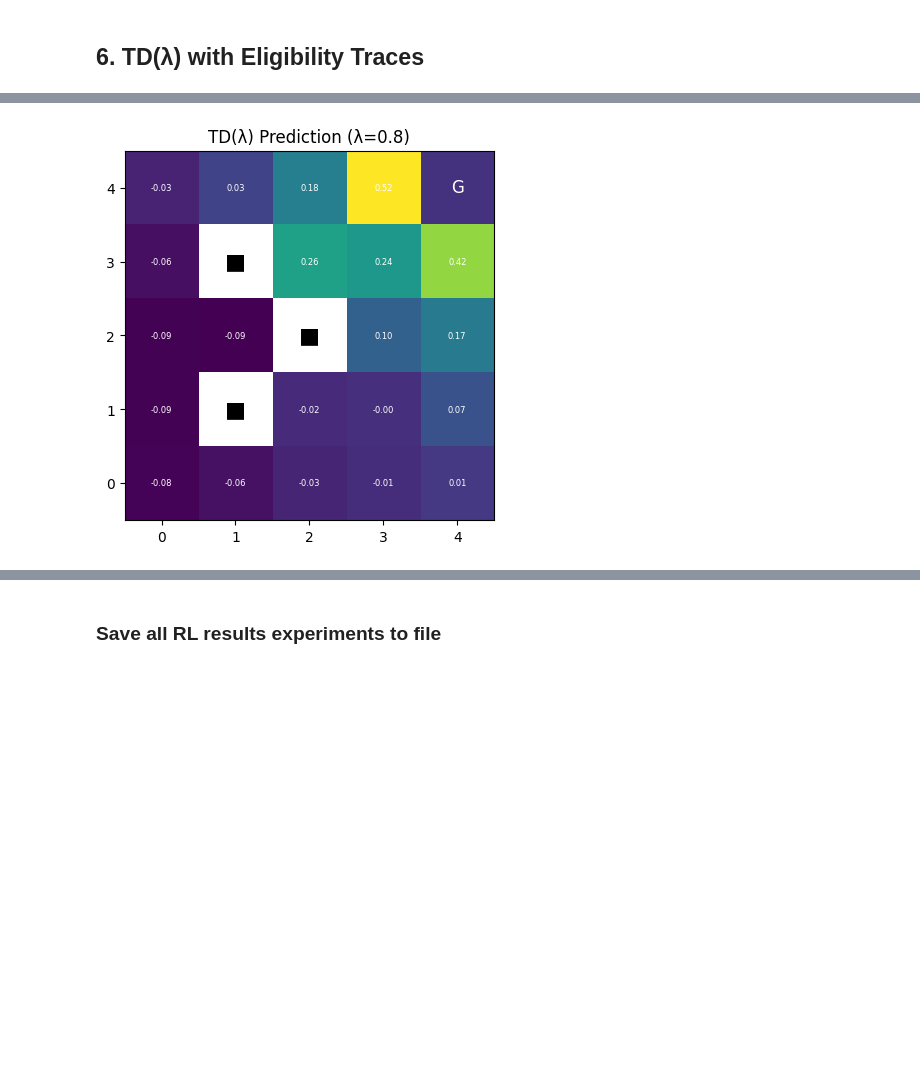
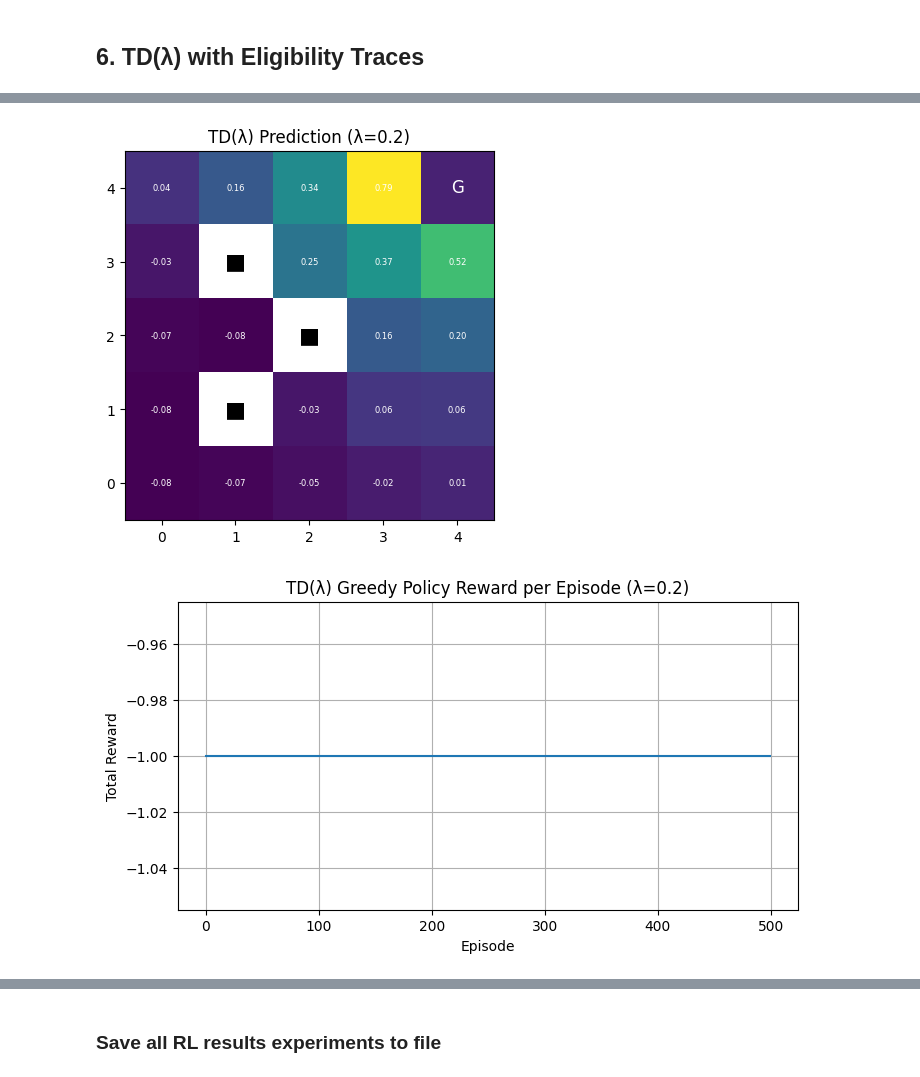
Before and after one commit to RyanWri/afeka-homework, a Jupyter notebook: rl_homework_2/rl_hw2.ipynb, the cells around one changed output, grey strips where cells are left out. Drawn from its saved outputs; the diff is of its cells as text; code cells hidden in the pictures; blank space fills up the shorter version.

```diff
--- a/rl_homework_2/rl_hw2.ipynb
+++ b/rl_homework_2/rl_hw2.ipynb
@@ -211,14 +247,24 @@ result_sarsa = RLResult(
     notes="SARSA with ε-greedy exploration over 3000 episodes",
 )
 
+# 3) SARSA policy
+sarsa_policy = lambda s: max(
+    [(a, result_sarsa.q_function[(s, a)]) for a in env.action_space], key=lambda x: x[1]
+)[0]
+sarsa_rewards, _, _ = record_episode_metrics(env, sarsa_policy, eval_config)
+result_sarsa.rewards_per_episode = sarsa_rewards
+
 print(
     f"Completed in {result_sarsa.iterations} episodes, time = {result_sarsa.time_seconds:.3f}s"
 )
+print(f"SARSA avg reward: {np.mean(sarsa_rewards):.2f}")
+
 
 # 4) Visualize Q-values and learned greedy policy
 plot_q_values(result_sarsa.q_function, env, title=result_sarsa.name + " - Q-values")
 plot_policy_arrows_from_q(
     result_sarsa.q_function, env, title=result_sarsa.name + " - Greedy Policy π*"
 )
+plot_episode_rewards(sarsa_rewards, title="SARSA Greedy Policy Reward per Episode")
 # └───────────────────────────────────────────────────────────────────────────────
 # %% [output]
@@ -236,33 +284,51 @@ from utils import plot_value_function
 
 # 1) TD(λ) Config
 config = RLConfig(gamma=0.9, alpha=0.1, episodes=1000, max_steps=100)
-lambda_ = 0.8  # trace decay factor
+results_td_lambda = []
 
-# 2) Run TD(λ)
-start_time = time.time()
-V_td_lambda = td_lambda(
-    env,
-    num_episodes=config.episodes,
-    gamma=config.gamma,
-    alpha=config.alpha,
-    lambda_=lambda_,
-)
-elapsed = time.time() - start_time
+# trace decay factor
+for i, lambda_ in enumerate([0.2, 0.5, 0.8]):
+    # 2) Run TD(λ)
+    start_time = time.time()
+    V_td_lambda = td_lambda(
+        env,
+        num_episodes=config.episodes,
+        gamma=config.gamma,
+        alpha=config.alpha,
+        lambda_=lambda_,
+    )
+    elapsed = time.time() - start_time
 
-# 3) Store result
-result_td_lambda = RLResult(
-    name=f"TD(λ) Prediction (λ={lambda_})",
-    time_seconds=elapsed,
-    iterations=config.episodes,
-    value_function=V_td_lambda,
-    notes=f"Backward view TD(λ) with eligibility traces, λ={lambda_}",
-)
+    # 3) Store result
+    result_td_lambda = RLResult(
+        name=f"TD(λ) Prediction (λ={lambda_})",
+        time_seconds=elapsed,
+        iterations=config.episodes,
+        value_function=V_td_lambda,
+        notes=f"Backward view TD(λ) with eligibility traces, λ={lambda_}",
+    )
 
-print(
-    f"Completed in {result_td_lambda.iterations} episodes, time = {result_td_lambda.time_seconds:.3f}s"
-)
+    # 4) TD(λ) policy (greedy w.r.t. V)
+    tdl_policy = lambda s: max(
+        [(a, result_td_lambda.value_function.get(s, 0)) for a in env.action_space],
+        key=lambda x: x[1],
+    )[0]
+    tdl_rewards, _, _ = record_episode_metrics(env, tdl_policy, eval_config)
+    result_td_lambda.rewards_per_episode = tdl_rewards
 
-# 4) Visualize value function
-plot_value_function(result_td_lambda.value_function, env, title=result_td_lambda.name)
+    print(
+        f"Completed in {result_td_lambda.iterations} episodes, time = {result_td_lambda.time_seconds:.3f}s"
+    )
+    print(f"TD(λ) avg reward: {np.mean(tdl_rewards):.2f}")
+
+    # 4) Visualize value function
+    plot_value_function(
+        result_td_lambda.value_function, env, title=result_td_lambda.name
+    )
+    plot_episode_rewards(
+        tdl_rewards, title=f"TD(λ) Greedy Policy Reward per Episode (λ={lambda_})"
+    )
+    results_td_lambda.append(result_td_lambda)
+
 # └───────────────────────────────────────────────────────────────────────────────
 # %% [output]
@@ -270 +337,2 @@ Completed in 1000 episodes, time = 0.646s
-[figure, old version]
+[figure, new version]
+[figure, added]
```
Also changed, not shown: parts of 12 cells of this notebook, 1 other file.
